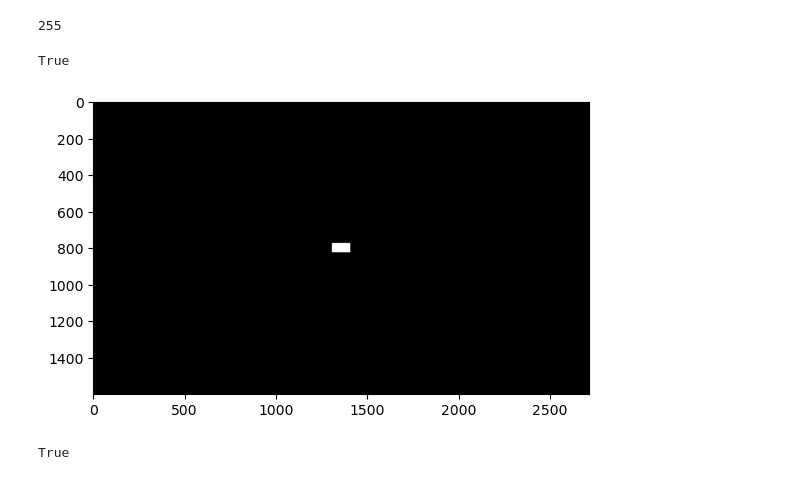
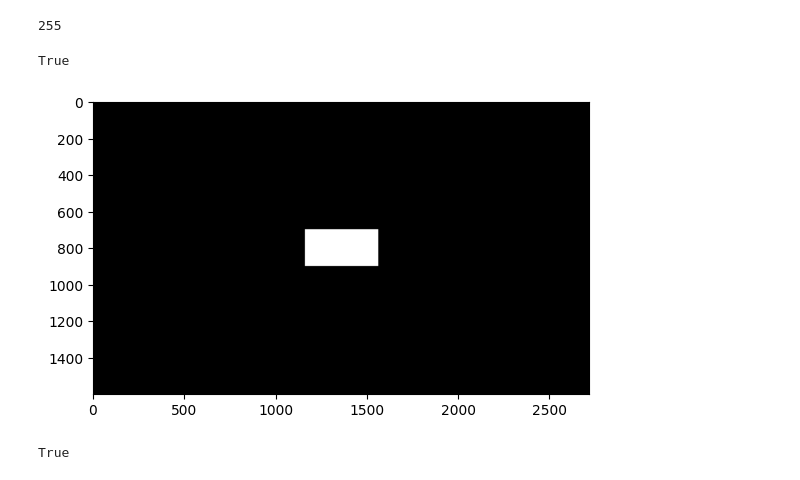
Before and after one commit to zhuyuezx/CSC494_holoprojector, a Jupyter notebook: Code/rotate_img.ipynb, the cells around one changed output. Drawn from its saved outputs; the diff is of its cells as text; code cells hidden in the pictures.

```diff
--- a/Code/rotate_img.ipynb
+++ b/Code/rotate_img.ipynb
@@ -24,20 +24,20 @@ for angle in range(0, 360, 30):
 255
 # %%
 # crate a rectange in the center of the image
-w, h = 100, 50
+w, h = 400, 200
 # empty image first
 rect = np.zeros((img.shape[0], img.shape[1]), dtype=np.uint8)
 center_x = rect.shape[1] // 2
 center_y = rect.shape[0] // 2
 rect = cv.rectangle(rect, (center_x - w//2, center_y - h//2), (center_x + w//2, center_y + h//2), 255, -1)
 plt.imshow(rect, cmap='gray')
 cv.imwrite(bmp_dir + 'rect.bmp', rect)
 # opposite version
 rect = 255 - rect
 cv.imwrite(bmp_dir + 'rect_opposite.bmp', rect)
 # %% [output]
 True
-[figure, old version]
+[figure, new version]
 # %%
 # pure black and white image
 black = np.zeros((img.shape[0], img.shape[1], 3), dtype=np.uint8)
```
Also changed, not shown: 8 other files.
